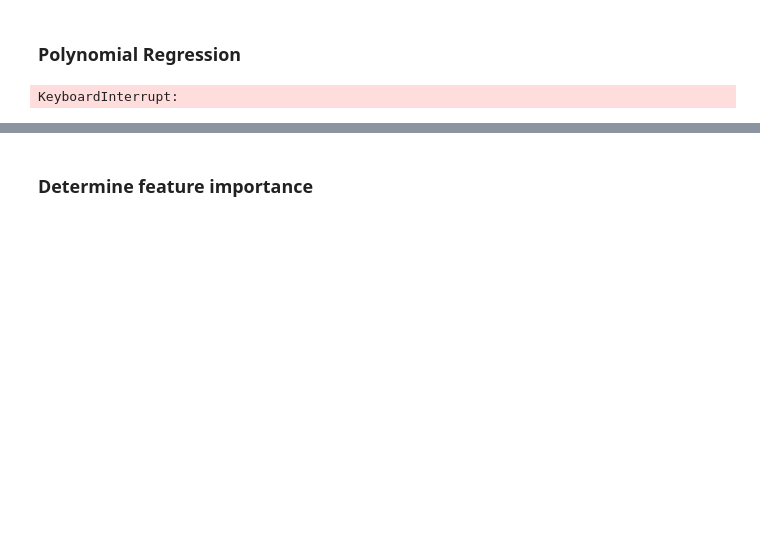
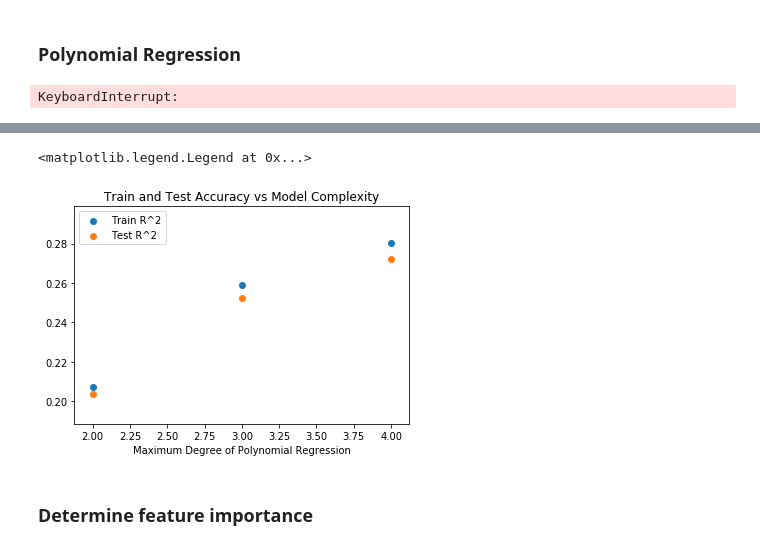
Before and after one commit to jkapl/nycds_midterm, a Jupyter notebook: Midterm.ipynb, the cells around one changed output, grey strips where cells are left out. Drawn from its saved outputs; the diff is of its cells as text; code cells hidden in the pictures; blank space fills up the shorter version.

```diff
--- a/Midterm.ipynb
+++ b/Midterm.ipynb
@@ -387,0 +397,13 @@ KeyboardInterrupt:
+# %%
+df.drop(columns='Type', inplace=True)
+# %%
+df.dropna(axis=1, inplace=True)
+# %%
+#normalize non dummy data frame
+x = df.values #returns a numpy array
+min_max_scaler = preprocessing.MinMaxScaler()
+x_scaled = min_max_scaler.fit_transform(x)
+df_normalized = pd.DataFrame(x_scaled, columns=df.columns)
+# %%
+X = df_normalized.drop('Weekly_Sales', axis=1)
+y = df_normalized.Weekly_Sales
@@ -388,3 +440,42 @@ KeyboardInterrupt:
+# %%
+X_train, X_test, y_train, y_test = train_test_split(X, y)
+
+# Make a pipeline model with polynomial transformation
+#Currently with basic ridge.
+#Could use and LASSO regression with cross-validation, (included in comments)
+degree_min = 2
+degree_max = 4
+
+degrees = []
+train_errs = []
+test_errs = []
+#train_mse = []
+#test_mse = []
+for degree in range(degree_min,degree_max+1):
+    model = make_pipeline(PolynomialFeatures(degree, interaction_only=False),
+                          Ridge()
+                         )
+    #Could replace Ridge() above with a more complicated cross validation method to improve tuning
+    #using a cross validation method will substantially increase runtime
+    model.fit(X_train,y_train)
+    #Get r^2 values for testing predictions and training predictions
+    test_score = model.score(X_test,y_test)
+    test_errs.append(test_score)
+
+
+    train_score = model.score(X_train,y_train)
+    train_errs.append(train_score)
+
+    degrees.append(degree)
+#Create Plot
+plt.scatter(degrees, train_errs, label='Train R^2')
+plt.scatter(degrees, test_errs, label='Test R^2')
+plt.title('Train and Test Accuracy vs Model Complexity')
+plt.xlabel('Maximum Degree of Polynomial Regression')
+plt.legend()
+# %% [output]
+<matplotlib.legend.Legend at 0x...>
+[figure, added]
 # %% [markdown]
 ### Determine feature importance
 # %%
```
Also changed, not shown: parts of 19 cells of this notebook.
